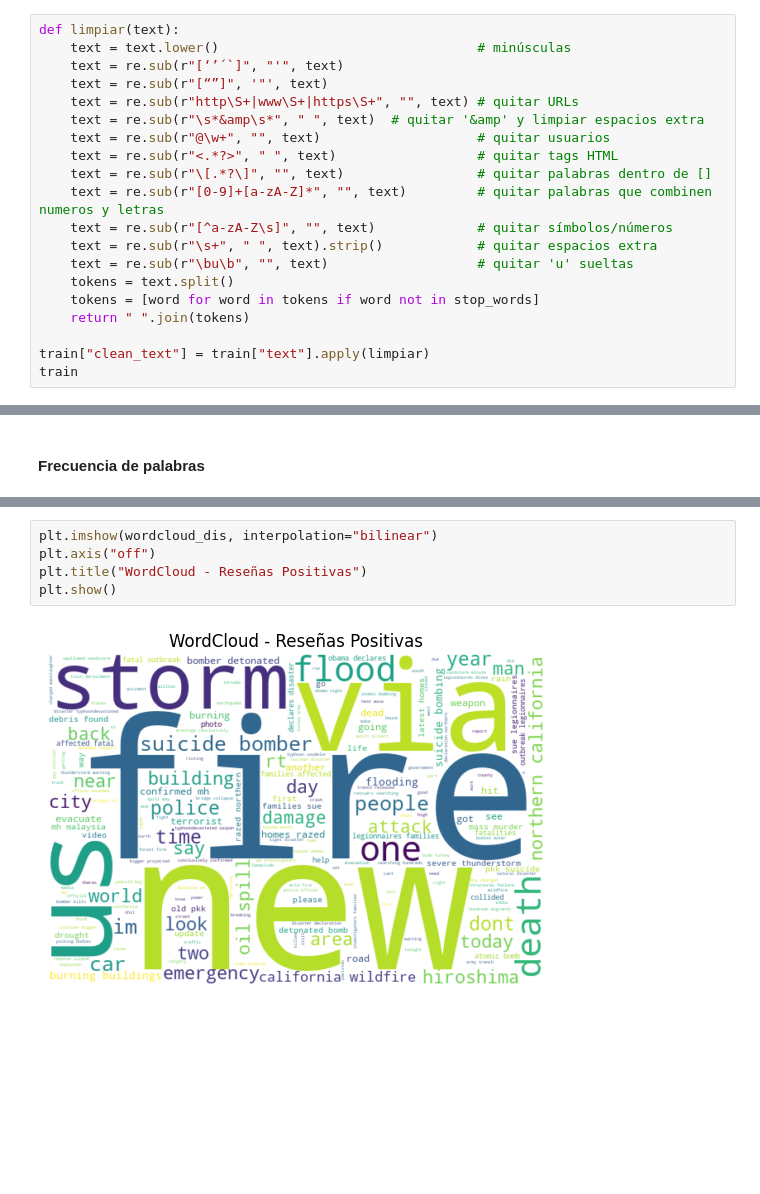
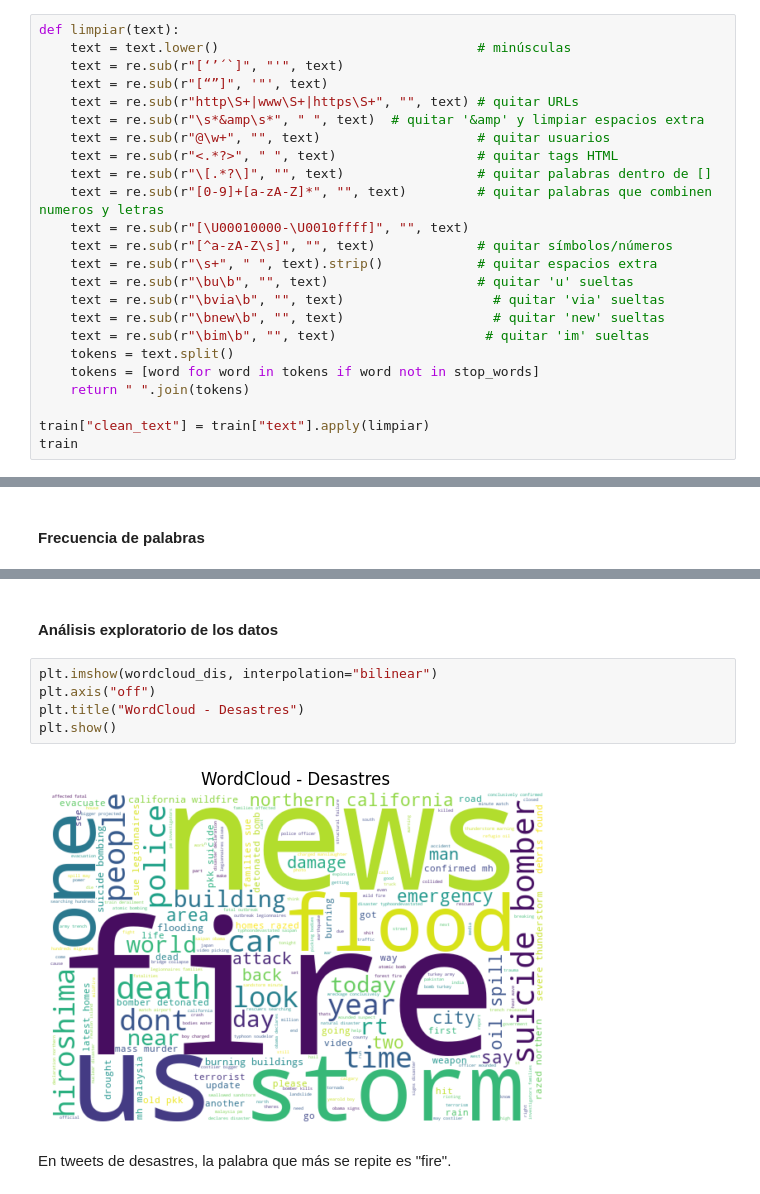
Before and after one commit to Disotoo/DS-Lab-5, a Jupyter notebook: Lab5.ipynb, the cells around one changed output, grey strips where cells are left out. Saved outputs shown, nothing was run; the diff lists cells and outputs as text; blank space fills up the shorter version.

```diff
--- a/Lab5.ipynb
+++ b/Lab5.ipynb
@@ -93,9 +97,13 @@ def limpiar(text):
     text = re.sub(r"<.*?>", " ", text)                  # quitar tags HTML
     text = re.sub(r"\[.*?\]", "", text)                 # quitar palabras dentro de []
     text = re.sub(r"[0-9]+[a-zA-Z]*", "", text)         # quitar palabras que combinen numeros y letras
+    text = re.sub(r"[\U00010000-\U0010ffff]", "", text)
     text = re.sub(r"[^a-zA-Z\s]", "", text)             # quitar símbolos/números
     text = re.sub(r"\s+", " ", text).strip()            # quitar espacios extra
     text = re.sub(r"\bu\b", "", text)                   # quitar 'u' sueltas
+    text = re.sub(r"\bvia\b", "", text)                   # quitar 'via' sueltas
+    text = re.sub(r"\bnew\b", "", text)                   # quitar 'new' sueltas
+    text = re.sub(r"\bim\b", "", text)                   # quitar 'im' sueltas
     tokens = text.split()
     tokens = [word for word in tokens if word not in stop_words]
     return " ".join(tokens)
@@ -170,10 +188,14 @@ print(list(frecuencias.items())[:10])
+# %% [markdown]
+#### Análisis exploratorio de los datos
 # %%
 plt.imshow(wordcloud_dis, interpolation="bilinear")
 plt.axis("off")
-plt.title("WordCloud - Reseñas Positivas")
+plt.title("WordCloud - Desastres")
 plt.show()
 # %% [output]
-[figure, old version]
+[figure, new version]
+# %% [markdown]
+En tweets de desastres, la palabra que más se repite es "fire".
 # %%
 plt.imshow(wordcloud_non, interpolation="bilinear")
 plt.axis("off")
```
Also changed, not shown: parts of 25 cells of this notebook.
